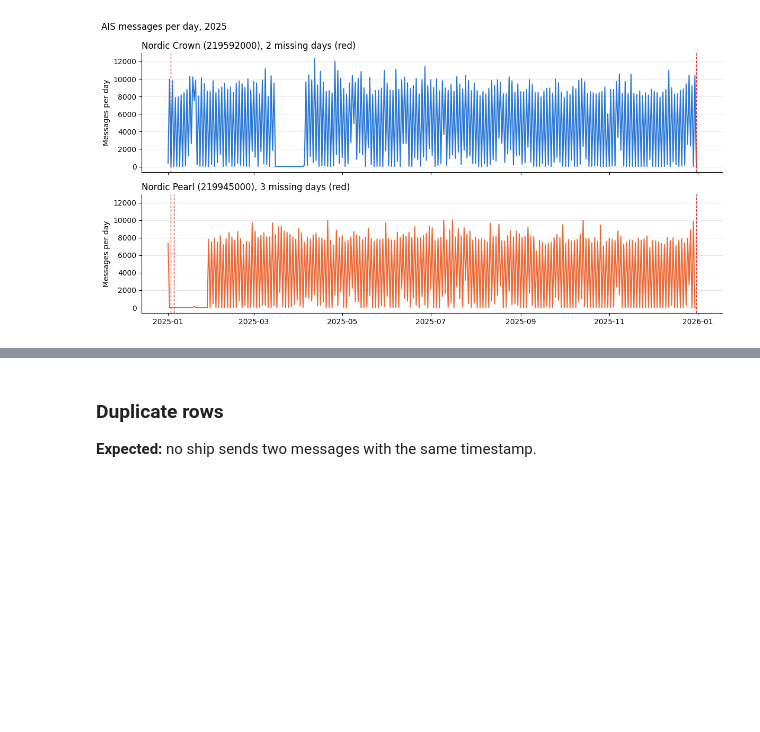
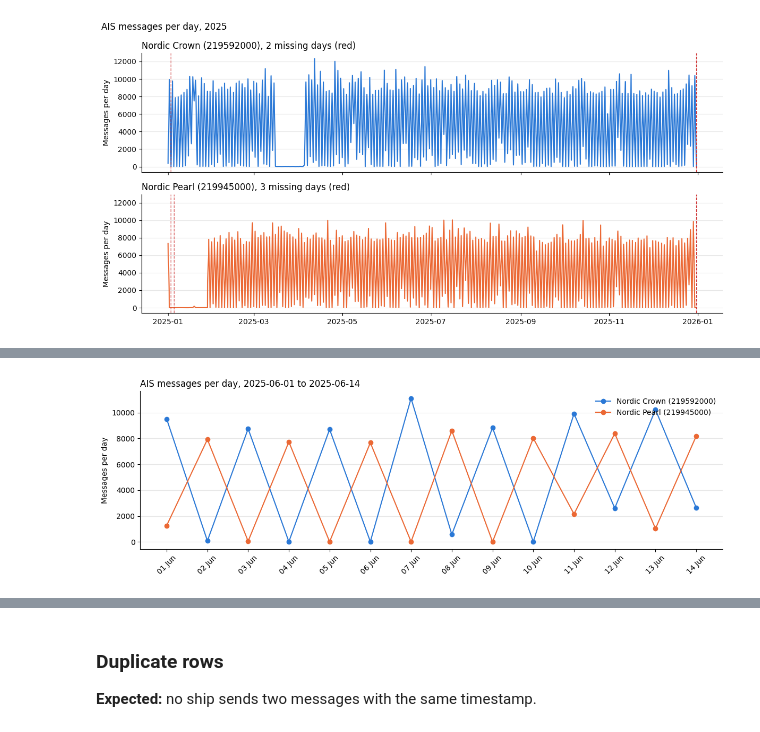
Before and after one commit to SiggyHacker/tmr12-project-, a Jupyter notebook: Notebooks/observability.ipynb, the cells around one changed output, grey strips where cells are left out. Cells and saved outputs as stored; diff of their text form; code cells hidden in the pictures; blank space fills up the shorter version.

```diff
--- a/Notebooks/observability.ipynb
+++ b/Notebooks/observability.ipynb
@@ -280,11 +248,9 @@ msgs_per_day = raw.groupby(['mmsi', 'date']).size()
 
 all_days = pd.date_range('2025-01-01', '2025-12-31', freq='D').date
 
-
 for mmsi in rows_per_ship.index:
-    days_with_data = msgs_per_day.loc[mmsi].index
-    missing_days = [d for d in all_days if d not in days_with_data]
-    print(f'{mmsi}: {len(days_with_data)} of {len(all_days)} days have data, '
-          f'median {msgs_per_day.loc[mmsi].median():.0f} messages per day')
-    print('  Missing days:', [str(d) for d in missing_days])
+    daily = msgs_per_day.loc[mmsi].reindex(all_days, fill_value=0)  # missing days -> 0
+    missing = daily[daily == 0].index
+    print(f'{mmsi}: {len(all_days) - len(missing)} of {len(all_days)} days have data')
+    print('  Missing days:', [str(d) for d in missing])
 # %% [output]
@@ -313,6 +279,10 @@ for ax, mmsi in zip(axes, rows_per_ship.index):
 
 fig.suptitle('AIS messages per day, 2025', x=0.01, ha='left')
 plt.tight_layout()
+
+FIG_DIR = Path('..', 'figures')
+FIG_DIR.mkdir(exist_ok=True)
+fig.savefig(FIG_DIR / 'messages_per_day.png', dpi=150, bbox_inches='tight')
 plt.show()
 # %% [output]
 [figure]
@@ -325,0 +295,24 @@ Nordic Pearl in January).
+# %%
+# Zoom in on two weeks: message count alternates every other day
+start, end = '2025-06-01', '2025-06-14'
+zoom_days = pd.date_range(start, end, freq='D')
+
+fig, ax = plt.subplots(figsize=(12, 4))
+for mmsi in rows_per_ship.index:
+    daily = msgs_per_day.loc[mmsi].reindex(zoom_days.date, fill_value=0)
+    ax.plot(zoom_days, daily.values, color=colors[mmsi], marker='o',
+            linewidth=1.5, label=f'{names[mmsi]} ({mmsi})')
+
+ax.set_xticks(zoom_days)
+ax.set_xticklabels(zoom_days.strftime('%d %b'), rotation=45)
+ax.set_ylabel('Messages per day')
+ax.set_title(f'AIS messages per day, {start} to {end}', loc='left')
+ax.legend(frameon=False)
+ax.grid(axis='y', alpha=0.3)
+ax.spines[['top', 'right']].set_visible(False)
+plt.tight_layout()
+
+fig.savefig(FIG_DIR / 'messages_per_day_zoom.png', dpi=150, bbox_inches='tight')
+plt.show()
+# %% [output]
+[figure, added]
```
Also changed, not shown: parts of 37 cells of this notebook, 4 other files.
